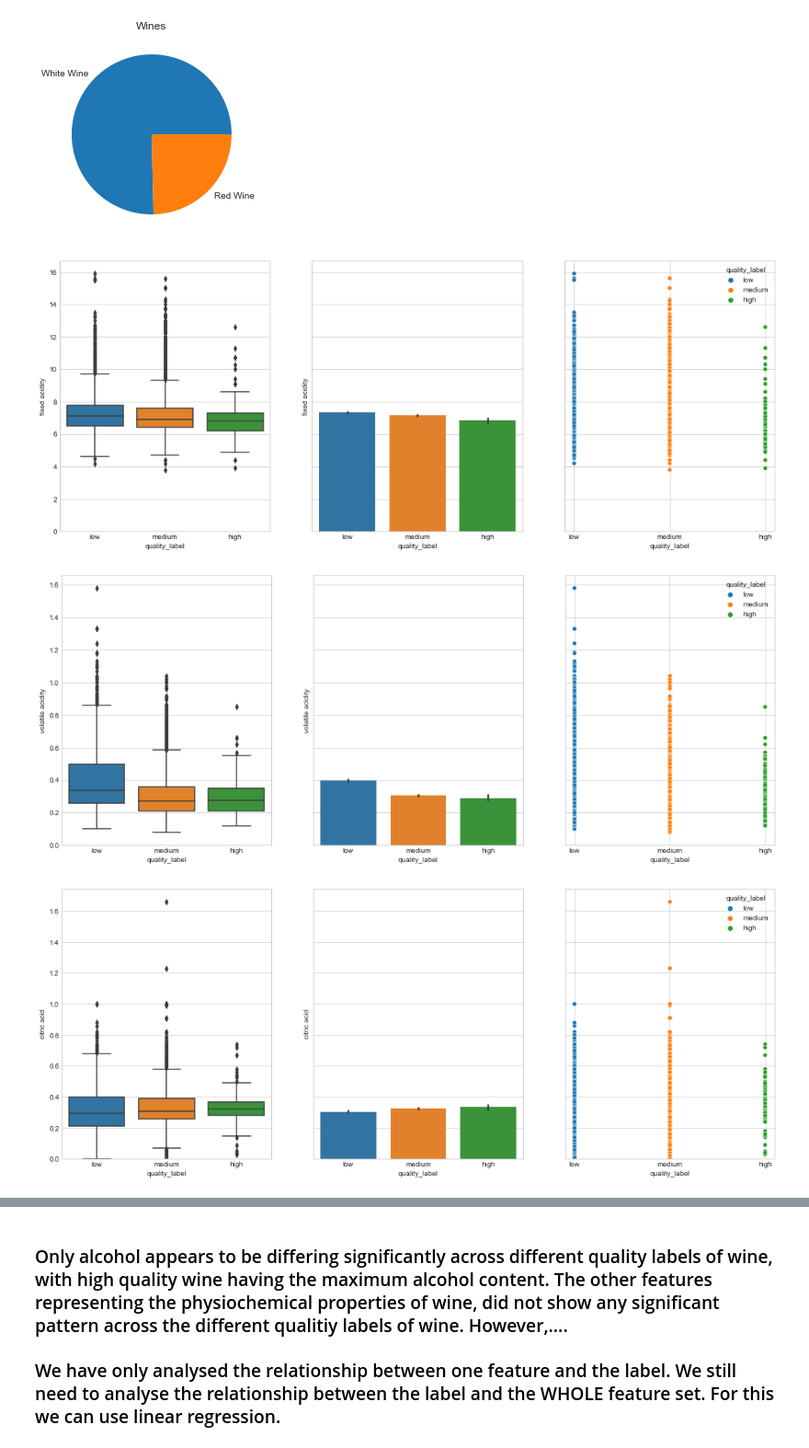
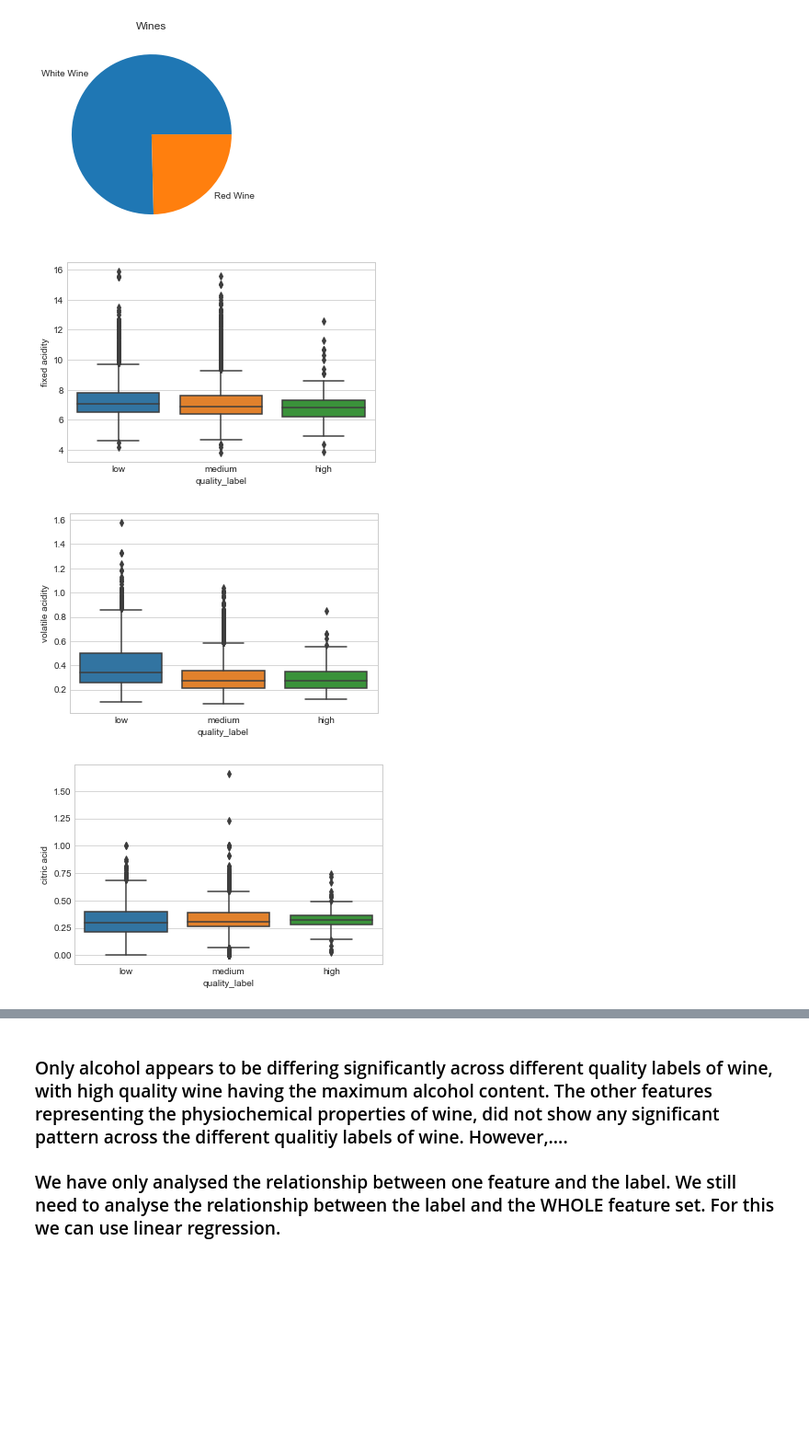
Before and after one commit to tanchaud/Wine_Data_Analysis, a Jupyter notebook: wine_wholedata_EDA.ipynb, the cells around one changed output, grey strips where cells are left out. Shown: that part at 92% size. Drawn from its saved outputs; the diff is of its cells as text; code cells hidden in the pictures; blank space fills up the shorter version.

```diff
--- a/wine_wholedata_EDA.ipynb
+++ b/wine_wholedata_EDA.ipynb
@@ -71,30 +69,26 @@ Text(0.5, 1.0, 'Wines')
 # %%
 
-## exploring the relationship between features and label (quality_label) ##
+## Explore the following:
+# 1. Does a feature differ across the quality labels? (show boxplots)
+# 2. Show relationship between a feature and a quality label (scatter plots)
 
-# 1. visually check if there is any relationship between a feature and quaility
+# 1.
 features = wines.select_dtypes(include=['float64']).columns
 
 for feature in features:
 
-   # if feature == 'alcohol':
+        sns.boxplot(x=wines['quality_label'],y=wines[feature])
 
-        f, axs = plt.subplots(1,3,
-                      figsize=(18,7),
-                      sharey=True)
-
-        sns.boxplot(ax=axs[0],x=wines['quality_label'],y=wines[feature])
-
-        sns.barplot(ax=axs[1],x=wines['quality_label'], y=wines[feature])
+        #sns.barplot(ax=axs[1],x=wines['quality_label'], y=wines[feature])
 
 
-        sns.scatterplot(ax=axs[2],x=wines['quality_label'], y = wines[feature],hue=wines['quality_label'])
+        #sns.scatterplot(ax=axs[2],x=wines['quality_label'], y = wines[feature],hue=wines['quality_label'])
 
         plt.show()
 
 
 # 2.
 # %% [output]
-[figure, old version]
+[figure, new version]
-[figure, old version]
+[figure, new version]
-[figure, old version]
+[figure, new version]
```
Also changed, not shown: parts of 7 cells of this notebook, 1 other file.
